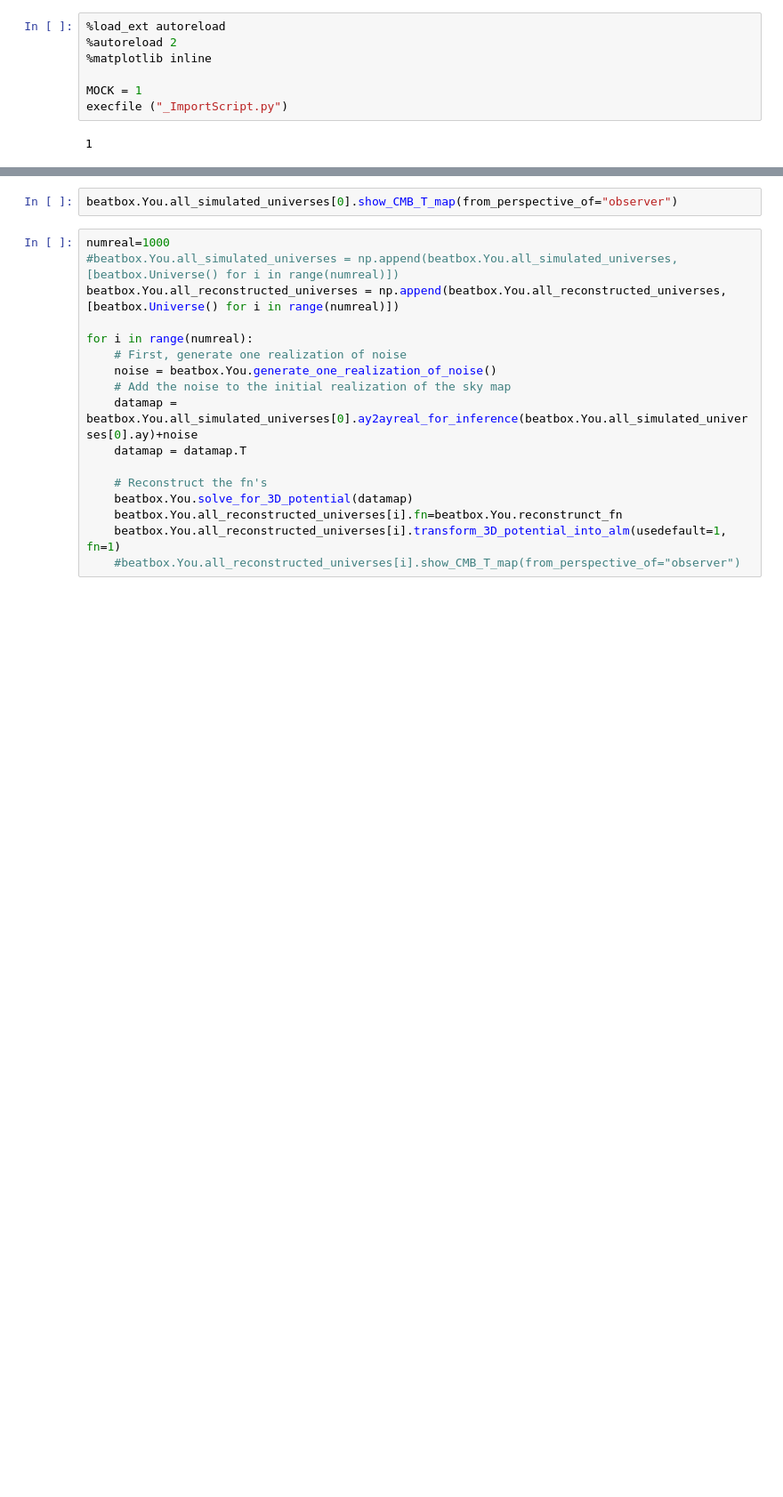
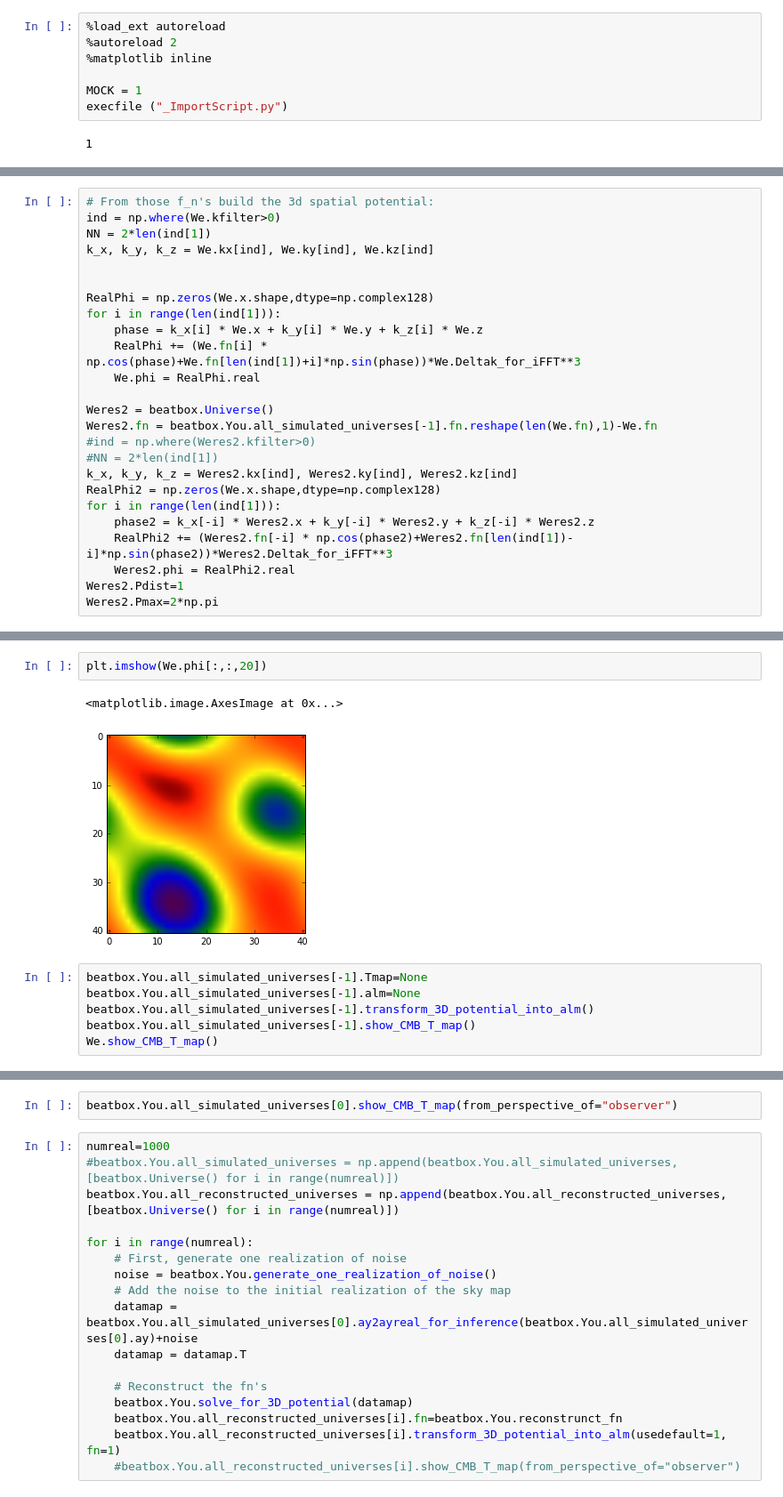
Before and after one commit to LaurencePeanuts/Music, a Jupyter notebook: Scripts/Reconstruction_notebook.ipynb, the cells around one changed output, grey strips where cells are left out. Shown at 89% size. Saved outputs shown, nothing was run; the diff lists cells and outputs as text; blank space fills up the shorter version.

```diff
--- a/Scripts/Reconstruction_notebook.ipynb
+++ b/Scripts/Reconstruction_notebook.ipynb
@@ -39,0 +29,25 @@ print beatbox.You.all_simulated_universes[-1].lms
+# %%
+# From those f_n's build the 3d spatial potential:
+ind = np.where(We.kfilter>0)
+NN = 2*len(ind[1])
+k_x, k_y, k_z = We.kx[ind], We.ky[ind], We.kz[ind]
+
+
+RealPhi = np.zeros(We.x.shape,dtype=np.complex128)
+for i in range(len(ind[1])):
+    phase = k_x[i] * We.x + k_y[i] * We.y + k_z[i] * We.z
+    RealPhi += (We.fn[i] * np.cos(phase)+We.fn[len(ind[1])+i]*np.sin(phase))*We.Deltak_for_iFFT**3
+    We.phi = RealPhi.real
+
+Weres2 = beatbox.Universe()
+Weres2.fn = beatbox.You.all_simulated_universes[-1].fn.reshape(len(We.fn),1)-We.fn
+#ind = np.where(Weres2.kfilter>0)
+#NN = 2*len(ind[1])
+k_x, k_y, k_z = Weres2.kx[ind], Weres2.ky[ind], Weres2.kz[ind]
+RealPhi2 = np.zeros(We.x.shape,dtype=np.complex128)
+for i in range(len(ind[1])):
+    phase2 = k_x[-i] * Weres2.x + k_y[-i] * Weres2.y + k_z[-i] * Weres2.z
+    RealPhi2 += (Weres2.fn[-i] * np.cos(phase2)+Weres2.fn[len(ind[1])-i]*np.sin(phase2))*Weres2.Deltak_for_iFFT**3
+    Weres2.phi = RealPhi2.real
+Weres2.Pdist=1
+Weres2.Pmax=2*np.pi
@@ -39,0 +64,11 @@ print beatbox.You.all_simulated_universes[-1].lms
+# %%
+plt.imshow(We.phi[:,:,20])
+# %% [output]
+<matplotlib.image.AxesImage at 0x...>
+[figure, added]
+# %%
+beatbox.You.all_simulated_universes[-1].Tmap=None
+beatbox.You.all_simulated_universes[-1].alm=None
+beatbox.You.all_simulated_universes[-1].transform_3D_potential_into_alm()
+beatbox.You.all_simulated_universes[-1].show_CMB_T_map()
+We.show_CMB_T_map()
```
Also changed, not shown: parts of 53 cells of this notebook, 4 other files.
